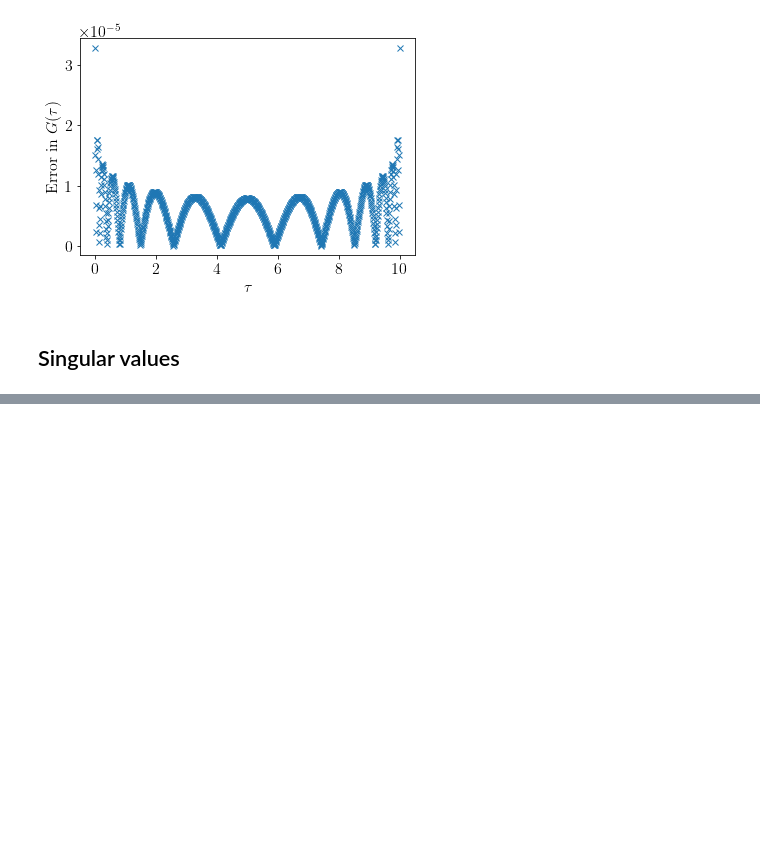
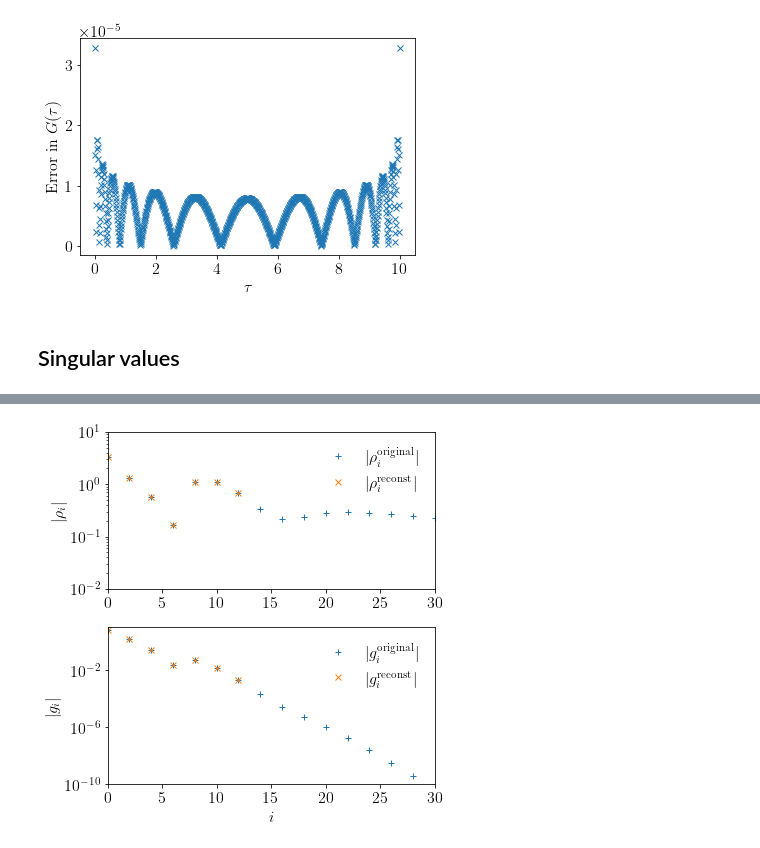
Before and after one commit to shinaoka/numerical_recipes_many_body_physics, a Jupyter notebook: section5.ipynb, the cells around one changed output, grey strips where cells are left out. Cells and saved outputs as stored; diff of their text form; code cells hidden in the pictures; blank space fills up the shorter version.

```diff
--- a/section5.ipynb
+++ b/section5.ipynb
@@ -135,0 +163,30 @@ plt.savefig('kf_singular_vals.pdf', transparent=True)
+# %%
+fig = plt.figure(figsize=(6,6))
+ax1 = plt.subplot(211)
+ax2 = plt.subplot(212, sharex = ax1)
+axes = [ax1, ax2]
+
+rhoi = vh @ rho(omegas_mesh)
+rhoi_reconst = vh @ rho_reconst
+gi = u.T @ gtau
+gi_reconst = u.T @ gtau_reconst
+
+ax2.set_xlabel(r'$i$')
+ax1.set_ylabel(r'$|\rho_i|$')
+ax2.set_ylabel(r'$|g_i|$')
+
+x = np.arange(rhoi.size)
+ax1.semilogy(x[::2], np.abs(rhoi)[::2], ls='', marker='+', label=r'$|\rho^\mathrm{original}_i|$')
+ax1.semilogy(x[::2], np.abs(rhoi_reconst)[::2], ls='', marker='x', label=r'$|\rho^\mathrm{reconst}_i|$')
+ax2.semilogy(x[::2], np.abs(gi)[::2], ls='', marker='+', label='$|g^\mathrm{original}_i|$')
+ax2.semilogy(x[::2], np.abs(gi_reconst)[::2], ls='', marker='x', label='$|g^\mathrm{reconst}_i|$')
+ax1.set_xlim([0,30])
+ax1.set_ylim([1e-10,10])
+ax1.set_ylim([1e-2,10])
+ax2.set_ylim([1e-10,10])
+ax1.legend(loc='best', frameon=False)
+ax2.legend(loc='best', frameon=False)
+plt.tight_layout()
+plt.savefig('gi_rhoi.pdf', transparent=True)
+# %% [output]
+[figure, added]
```
Also changed, not shown: parts of 4 cells of this notebook, 6 other files.
